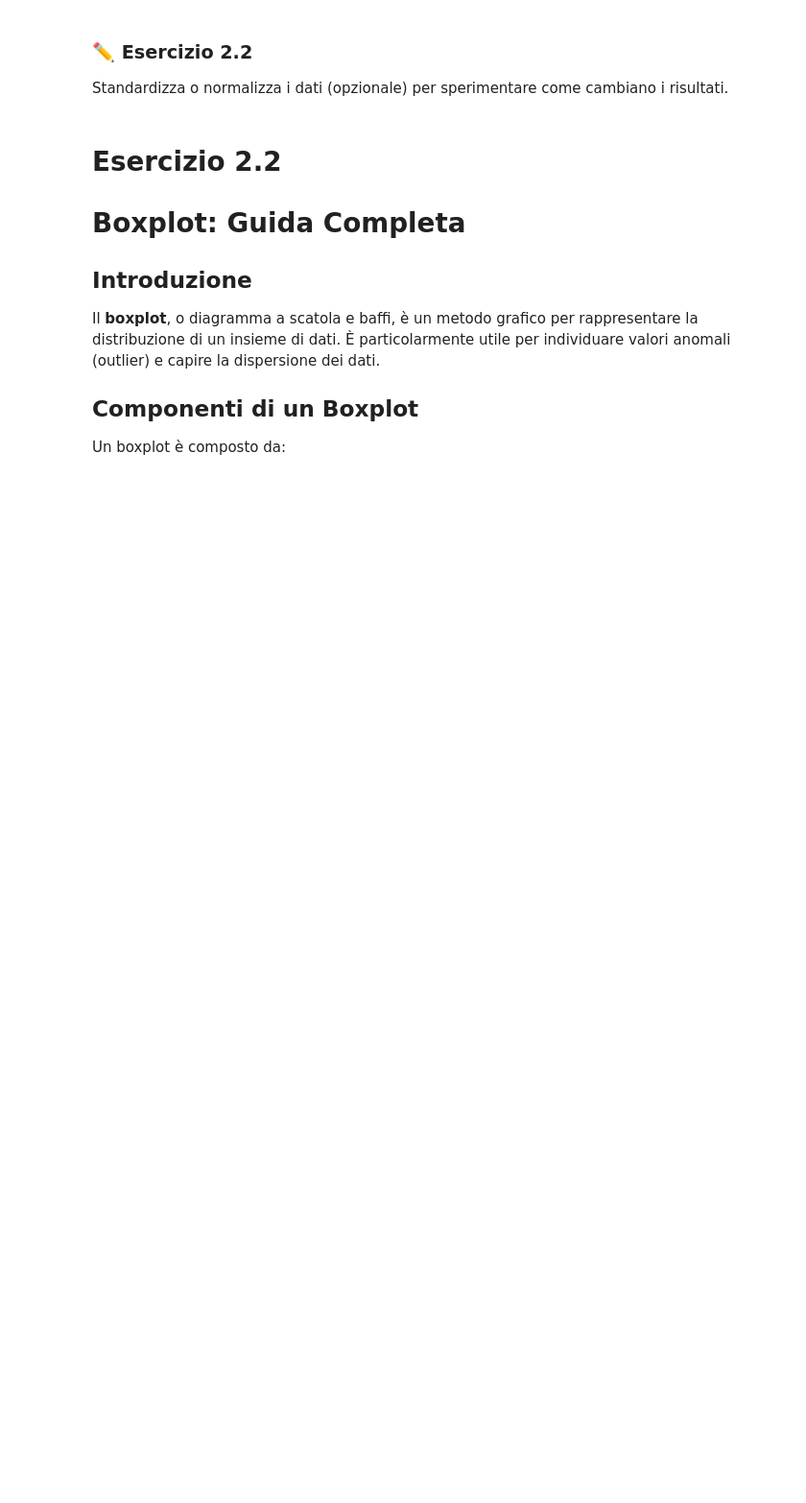
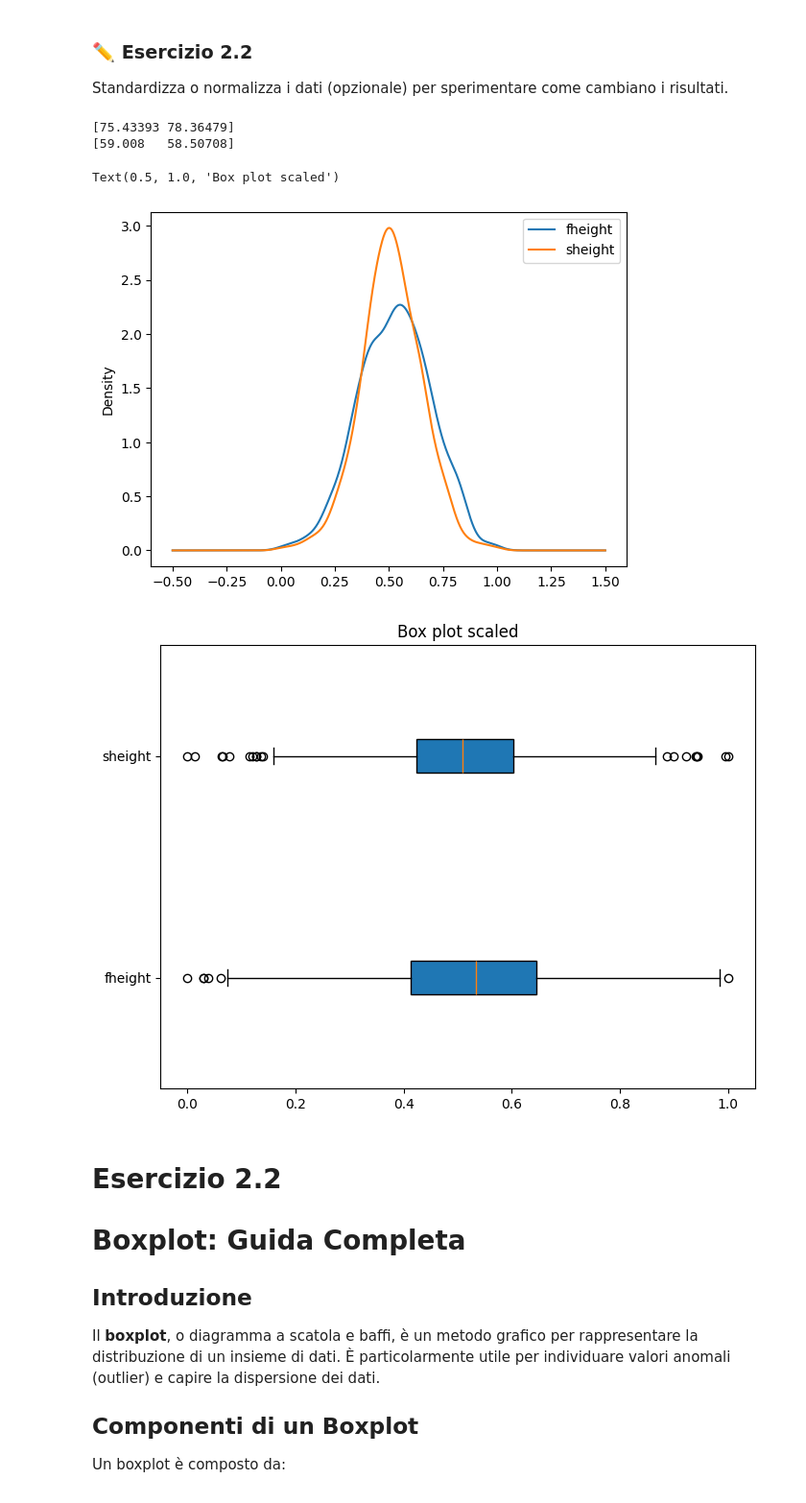
Before and after one commit to melox9000/ia, a Jupyter notebook: Regressione_Lineare_Altezze.ipynb, the cells around one changed output. Shown: that part at 96% size. Drawn from its saved outputs; the diff is of its cells as text; code cells hidden in the pictures; blank space fills up the shorter version.

```diff
--- a/Regressione_Lineare_Altezze.ipynb
+++ b/Regressione_Lineare_Altezze.ipynb
@@ -107,6 +109,27 @@ NameError: name 'plt' is not defined
 # %% [markdown]
 ### ✏️ Esercizio 2.2
 Standardizza o normalizza i dati (opzionale) per sperimentare come cambiano i risultati.
+# %%
+from sklearn.preprocessing import MinMaxScaler
+
+scaler = MinMaxScaler()
+scaler.fit(dataframe)
+print(scaler.data_max_)
+print(scaler.data_min_)
+scaler.transform(dataframe)
+dataframe_scaled = pd.DataFrame(scaler.transform(dataframe), columns=dataframe.columns)
+dataframe_scaled.head()
+dataframe_scaled.plot.kde()
+plt.figure(figsize=(8,6))
+plt.boxplot(dataframe_scaled.values,vert=False,patch_artist=True)
+plt.yticks(range(1,len(dataframe_scaled.columns)+1),dataframe_scaled.columns)
+plt.title("Box plot scaled")
+# %% [output]
+[75.43393 78.36479]
+[59.008   58.50708]
+Text(0.5, 1.0, 'Box plot scaled')
+[figure, added]
+[figure, added]
 # %% [markdown]
 # Esercizio 2.2
 # Boxplot: Guida Completa
```
Also changed, not shown: parts of 4 cells of this notebook.
